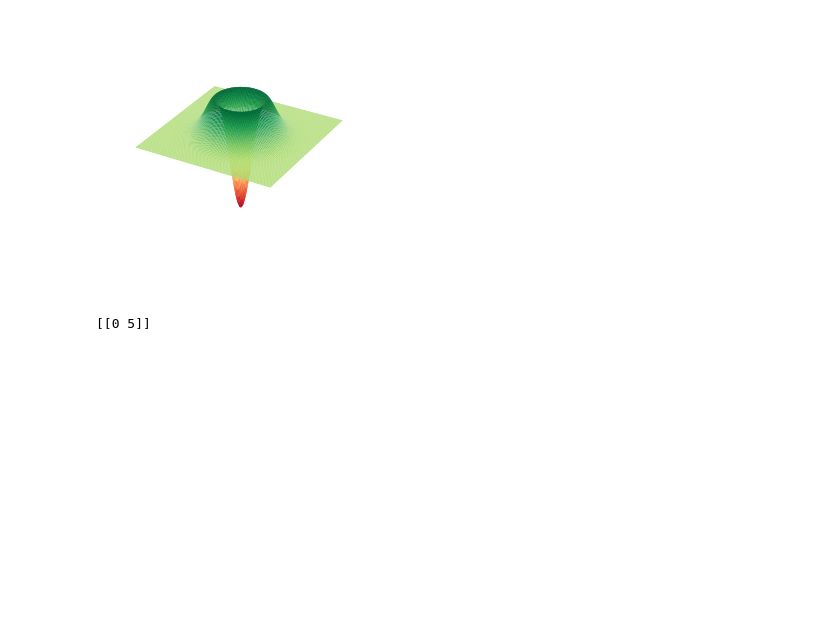
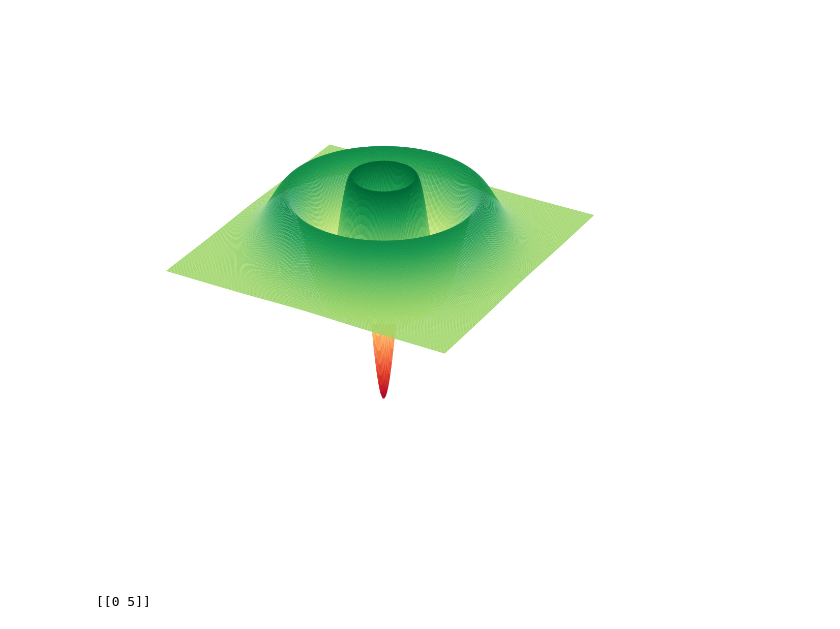
Before and after one commit to tonybruguier/sandbox, a Jupyter notebook: strawberry_fields.ipynb, the cells around one changed output. Drawn from its saved outputs; the diff is of its cells as text; code cells hidden in the pictures; blank space fills up the shorter version.

```diff
--- a/strawberry_fields.ipynb
+++ b/strawberry_fields.ipynb
@@ -12,25 +12,25 @@ from mpl_toolkits.mplot3d import Axes3D
 # %%
 prog = sf.Program(2)
 
 wire_id = 0
 
 with prog.context as q:
-    Fock(1) | q[wire_id]
+    Fock(3) | q[wire_id]
 
 eng = sf.Engine('fock', backend_options={"cutoff_dim": 50})
 state = eng.run(prog, cutoff_dim=4).state
 
 fig = plt.figure()
-X = np.linspace(-5, 5, 100)
-P = np.linspace(-5, 5, 100)
+X = np.linspace(-5, 5, 200)
+P = np.linspace(-5, 5, 200)
 Z = state.wigner(wire_id, X, P)
 X, P = np.meshgrid(X, P)
 ax = fig.add_subplot(111, projection="3d")
 ax.plot_surface(X, P, Z, cmap="RdYlGn", lw=0.5, rstride=1, cstride=1)
-fig.set_size_inches(4.8, 5)
+fig.set_size_inches(20.0, 20.0)
 ax.set_axis_off()
 # %% [output]
-[figure, old version]
+[figure, new version]
 # %%
 prog = sf.Program(2)
 eng = sf.Engine('fock', backend_options={"cutoff_dim": 10})
```
Also changed, not shown: parts of 3 cells of this notebook, 1 other file.
